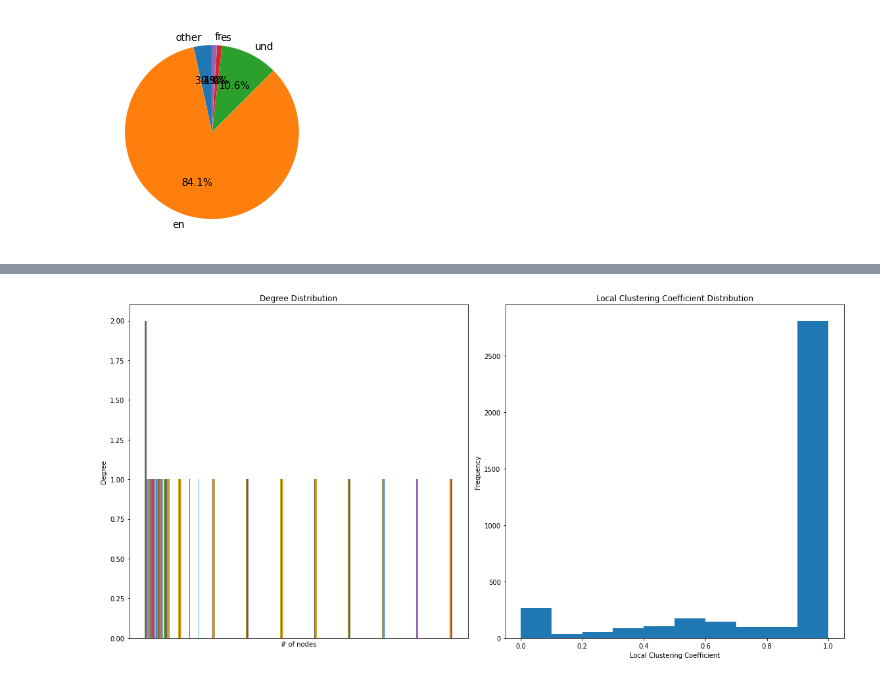
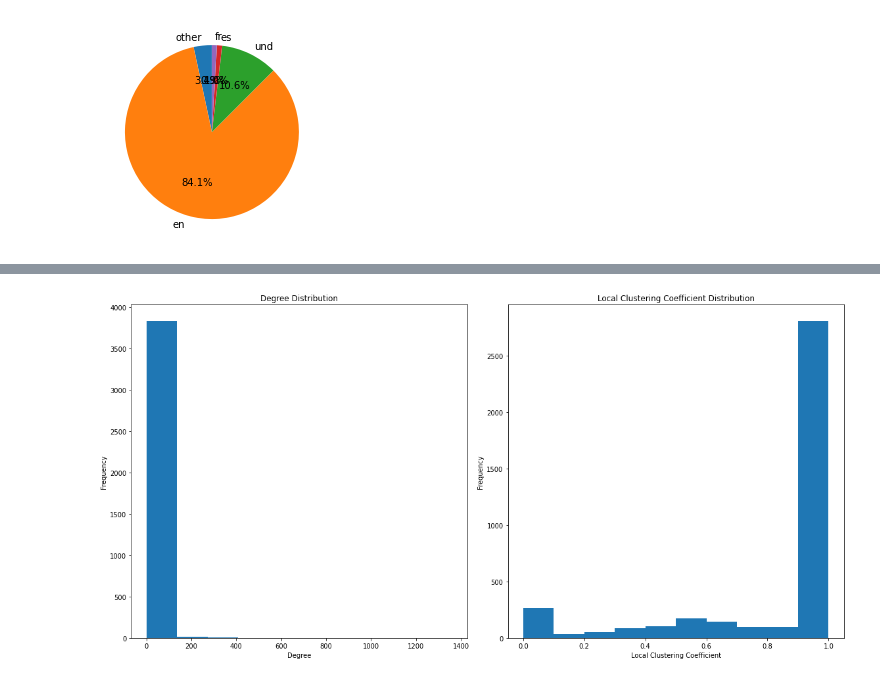
Before and after one commit to latolli/tweet-analysis, a Jupyter notebook: twitter_graphs.ipynb, the cells around one changed output, grey strips where cells are left out. Saved outputs shown, nothing was run; the diff lists cells and outputs as text; code cells hidden in the pictures.

Commit message:
histogram improvements

```diff
--- a/twitter_graphs.ipynb
+++ b/twitter_graphs.ipynb
@@ -209,28 +207,28 @@ KeyboardInterrupt:
 # %%
 
 # degree_sequence = sorted(G.degree(), key=lambda x: x[1], reverse=True)
-degree_sequence = sorted(G.degree(), reverse=True)
+#degree_sequence = sorted(G.degree(), reverse=True)
 local_clustering_sequence = sorted(nx.clustering(G).values(), reverse=True)
-
+degrees = [val for (node, val) in sorted(G.degree(), key=lambda pair: pair[0])]
 
 fig = plt.figure(figsize=(16, 8))
 ax1 = fig.add_subplot(121)
-ax1.hist(degree_sequence, label=None)
+ax1.hist(degrees, label=None, stacked=False, density=False)
 ax1.set_title("Degree Distribution")
-ax1.set_ylabel("Degree")
-ax1.set_xlabel("# of nodes")
-ax1.tick_params(axis='x', which='both', bottom=False, top=False, labelbottom=False)
+ax1.set_xlabel("Degree")
+ax1.set_ylabel("Frequency")
+ax1.tick_params(axis='x', which='minor', bottom=True, labelbottom=False)
 
 ax2 = fig.add_subplot(122)
 ax2.hist(local_clustering_sequence)
 ax2.set_title("Local Clustering Coefficient Distribution")
 ax2.set_xlabel("Local Clustering Coefficient")
 ax2.set_ylabel("Frequency")
 
 plt.tight_layout()
 plt.show()
 # %% [output]
-[figure, old version]
+[figure, new version]
 # %%
 # label propagation algorithm for finding communities
 communities = nx.algorithms.community.label_propagation.label_propagation_communities(G)
```
Also changed, not shown: parts of 3 cells of this notebook.
